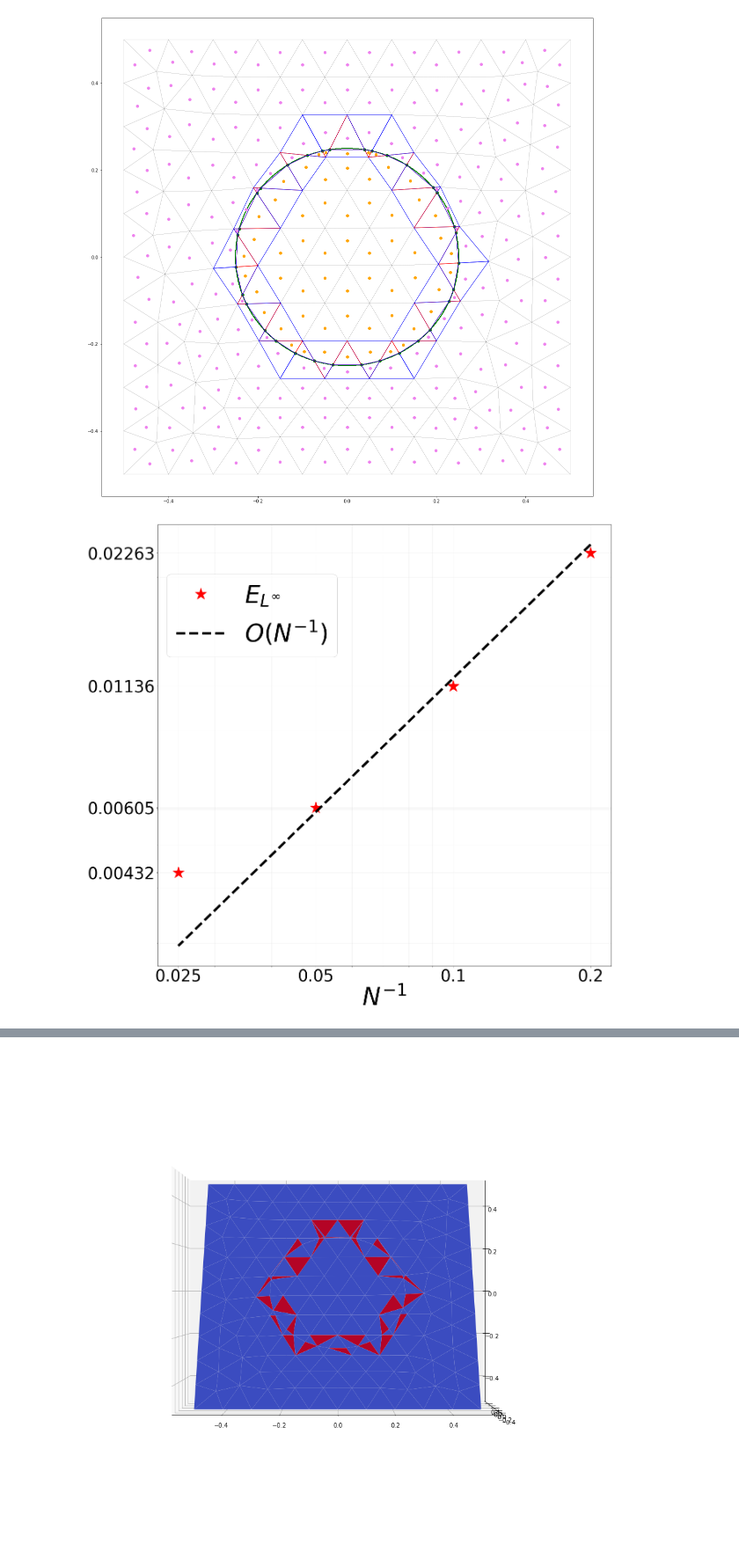
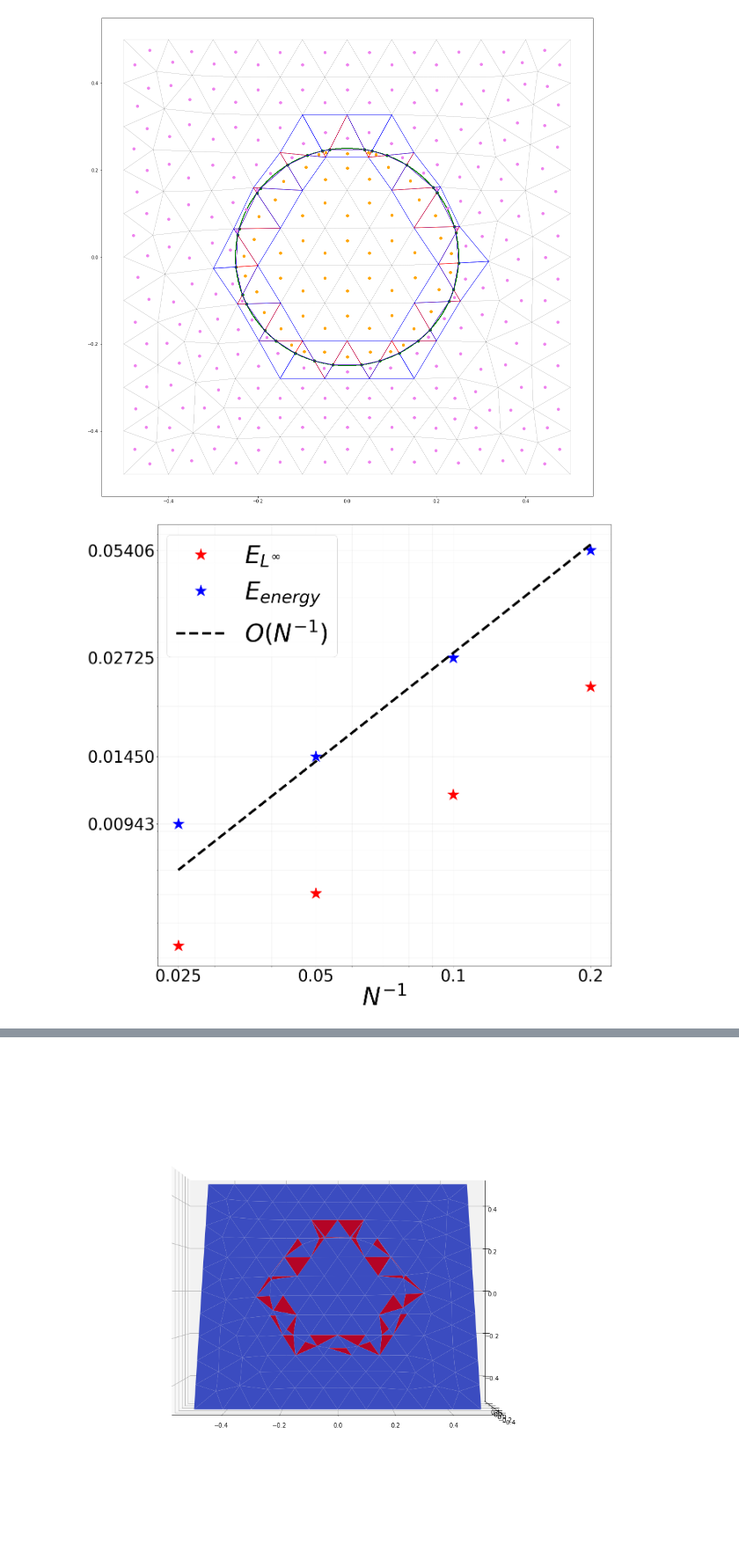
Before and after one commit to aurelio-spadotto/notebooks, a Jupyter notebook: brokenmesh_convergence.ipynb, the cells around one changed output, grey strips where cells are left out. Shown at 88% size. Saved outputs shown, nothing was run; the diff lists cells and outputs as text; code cells hidden in the pictures.

```diff
--- a/brokenmesh_convergence.ipynb
+++ b/brokenmesh_convergence.ipynb
@@ -79,26 +87,30 @@ size_list = [5, 10, 20, 40]
 mesh_filenames = ["square_L1_N"+str(size)+".msh" for size in size_list]
 Meshes = []
 G_matrices = []
+G_no_sigma_matrices = []
 S_matrices =[]
 M_gamma_matrices = []
 N_gamma_matrices = []
 b_phi_matrices = []
 solutions = []
-errors = []
+errors_L0 = []
+errors_energy = []
 solution_filenames = ["square_L1_N"+str(size)+".vtk" for size in size_list]
 
 for (i,N) in enumerate (size_list):
-    [mesh, G, S, M_gamma, N_gamma, b_phi, A, b, u, err] = \
+    [mesh, G, G_no_sigma, S, M_gamma, N_gamma, b_phi, A, b, u, err_L0, err_energy] = \
         ddr.solve_problem(mesh_filenames[i], solution_filenames[i], \
                           rho, ref_sol, sigma_in, sigma_ex, eta, phi_datum)
     Meshes.append(mesh)
     G_matrices.append(G)
+    G_no_sigma_matrices.append(G_no_sigma)
     S_matrices.append(S)
     M_gamma_matrices.append(M_gamma)
     N_gamma_matrices.append(N_gamma)
     b_phi_matrices.append(b_phi)
     solutions.append(u)
-    errors.append(err)
+    errors_L0.append(err_L0)
+    errors_energy.append(err_energy)
 # %%
 legend_size = 60
 label_size = 40
@@ -110,37 +122,38 @@ marker_size = 30
 fig,ax = plt.subplots(figsize=(fig_size,fig_size))
 h = [1/N for N in size_list]
 
-ax.loglog(h,errors, '*', label="$E_{L^\infty}$", markersize = marker_size, color="red")
-ax.loglog(h,h/np.mean(h)*np.mean(errors),'--', label="$O(N^{-1})$", color="black", linewidth= line_width )
+ax.loglog(h,errors_L0, '*', label="$E_{L^\infty}$", markersize = marker_size, color="red")
+ax.loglog(h,errors_energy, '*', label="$E_{energy}$", markersize = marker_size, color="blue")
+ax.loglog(h,h/np.mean(h)*np.mean(errors_energy),'--', label="$O(N^{-1})$", color="black", linewidth= line_width )
 
 
 # Customize tick formatting
 #plt.gca().xaxis.set_major_formatter(plt.ScalarFormatter())
 plt.gca().xaxis.set_major_locator(ticker.FixedLocator(h))
 plt.gca().xaxis.set_minor_formatter(NullFormatter())
 plt.gca().yaxis.set_major_formatter(plt.ScalarFormatter())
 plt.gca().yaxis.set_minor_formatter(NullFormatter())
 
 # Set the ticks at each data point
 plt.xticks(h,h)
-plt.yticks(errors)
+plt.yticks(errors_energy)
 
 #ax.get_xaxis().get_major_formatter().labelOnlyBase = False
 ax.tick_params(axis='x', which='both', labelsize=label_size)
 ax.tick_params(axis='y', which='both', labelsize=label_size)
 ax.set_xticks(h)
 
 #grid
 ax.grid(alpha=0.2,which='both')
 
 # legend and axis label
 legend = ax.legend(prop={'size': legend_size},loc=(0.02,0.7) )
 ax.set_xlabel('$N^{-1}$',fontsize=axis_name_size)
 #ax.set_ylabel('$$',fontsize=axis_name_size)
 # tick setting
 
 #plt.show()
 plt.savefig('L0_convergence.png')
 ax.grid('on')
 # %% [output]
-[figure, old version]
+[figure, new version]
```
Also changed, not shown: parts of 3 cells of this notebook, 2 other files.
